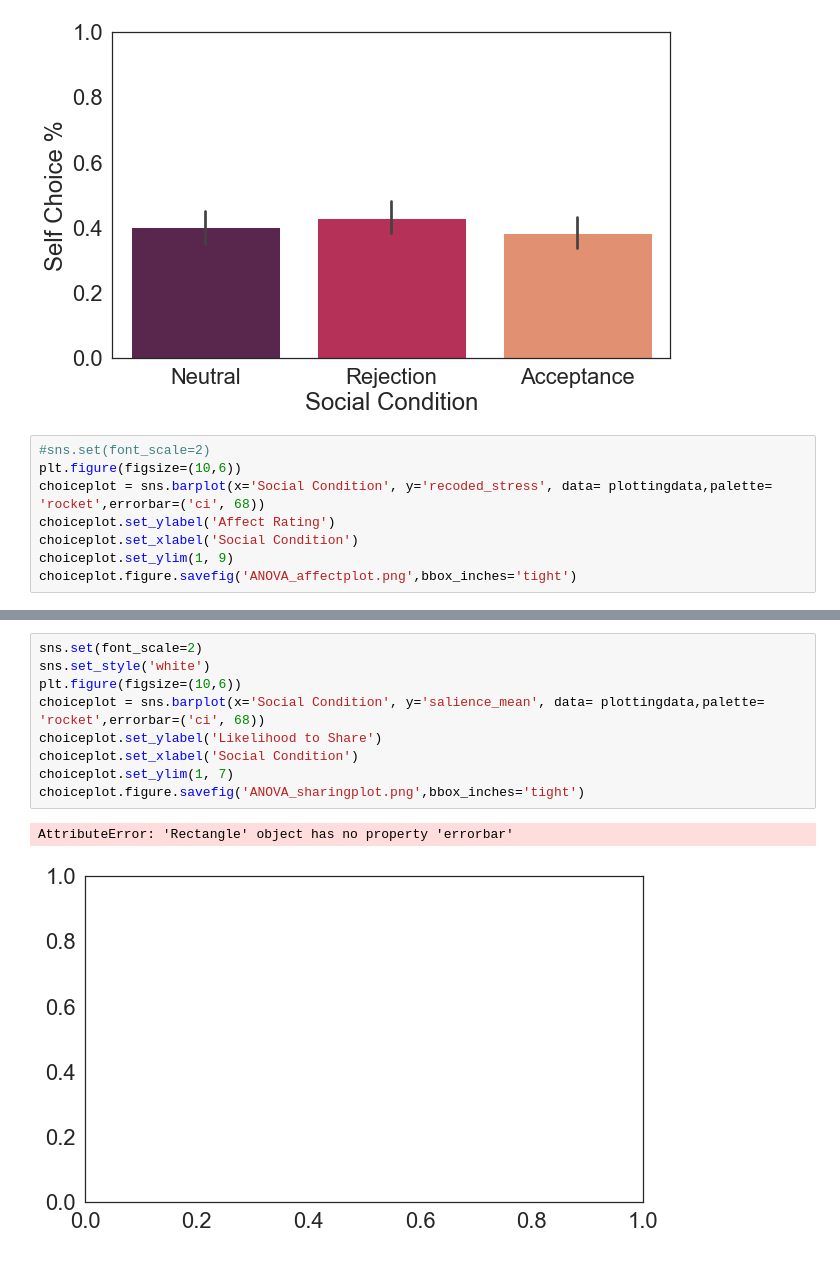
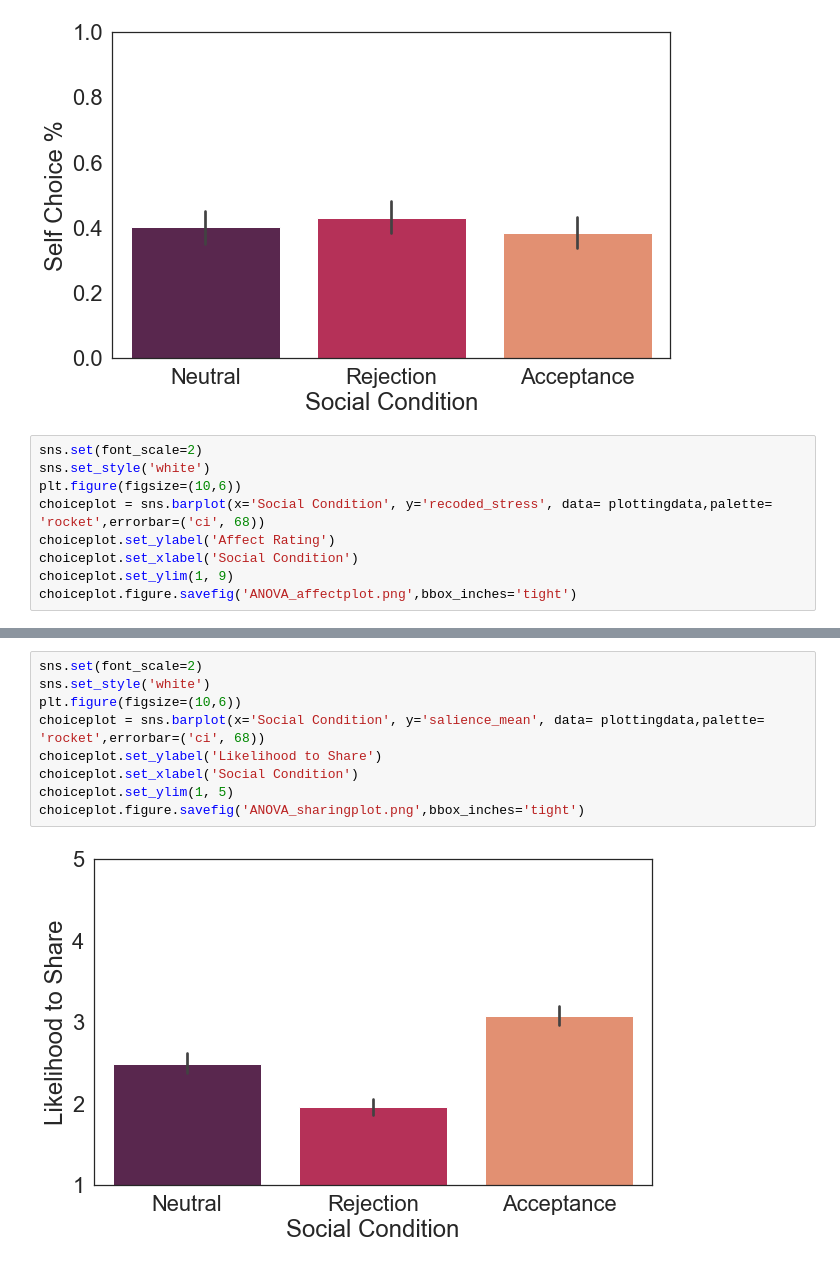
Before and after one commit to fareri-lab/Rejection_Choice, a Jupyter notebook: RMAnova w Pingouin_7.18.23.ipynb, the cells around one changed output, grey strips where cells are left out. Cells and saved outputs as stored; diff of their text form.

```diff
--- a/RMAnova w Pingouin_7.18.23.ipynb
+++ b/RMAnova w Pingouin_7.18.23.ipynb
@@ -904,7 +904,8 @@ choiceplot.figure.savefig('ANOVA_choiceplot.png',bbox_inches='tight')
 # %% [output]
 [figure]
 # %%
-#sns.set(font_scale=2)
+sns.set(font_scale=2)
+sns.set_style('white')
 plt.figure(figsize=(10,6))
 choiceplot = sns.barplot(x='Social Condition', y='recoded_stress', data= plottingdata,palette= 'rocket',errorbar=('ci', 68))
 choiceplot.set_ylabel('Affect Rating')
@@ -917,12 +917,11 @@ AttributeError: 'Rectangle' object has no property 'errorbar'
 # %%
 sns.set(font_scale=2)
 sns.set_style('white')
 plt.figure(figsize=(10,6))
 choiceplot = sns.barplot(x='Social Condition', y='salience_mean', data= plottingdata,palette= 'rocket',errorbar=('ci', 68))
 choiceplot.set_ylabel('Likelihood to Share')
 choiceplot.set_xlabel('Social Condition')
-choiceplot.set_ylim(1, 7)
+choiceplot.set_ylim(1, 5)
 choiceplot.figure.savefig('ANOVA_sharingplot.png',bbox_inches='tight')
 # %% [output]
-AttributeError: 'Rectangle' object has no property 'errorbar'
-[figure, old version]
+[figure, new version]
```
Also changed, not shown: parts of 1 cell of this notebook, 3 other files.
